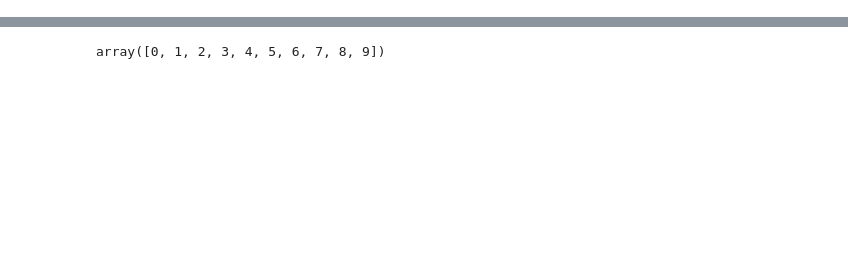
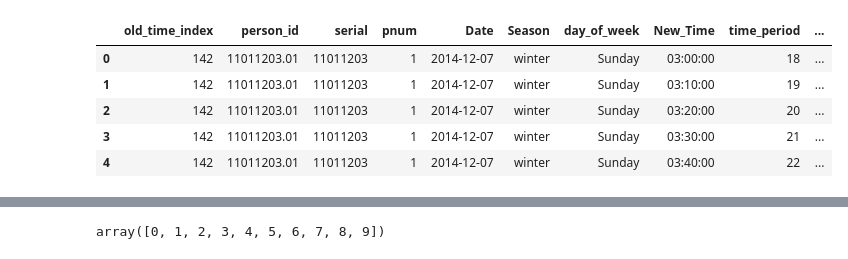
Before and after one commit to arita89/02443-SimSolarEnergy, a Jupyter notebook: code/From_dataframes_to_TransitionMatrix.ipynb, the cells around one changed output, grey strips where cells are left out. Cells and saved outputs as stored; diff of their text form; code cells hidden in the pictures; blank space fills up the shorter version.

```diff
--- a/code/From_dataframes_to_TransitionMatrix.ipynb
+++ b/code/From_dataframes_to_TransitionMatrix.ipynb
@@ -339,0 +184,10 @@ unique_act =np.unique(simplified_all_act)
+# %%
+# Load data
+#df_senior = loadCSV('20-06-2020_21-18-24_df_senior.csv')
+
+df_child = loadCSV('21-06-2020_11-14-42_df_child.csv')
+df_adult1 = loadCSV('21-06-2020_11-14-42_df_adult1.csv')
+df_adult2 = loadCSV('21-06-2020_11-14-42_df_adult2.csv')
+df_adult3 = loadCSV('21-06-2020_11-14-42_df_adult3.csv')
+df_adult4 = loadCSV('21-06-2020_11-14-42_df_adult4.csv')
+df_senior = loadCSV('21-06-2020_11-14-42_df_senior.csv')
@@ -339,0 +289,19 @@ unique_act =np.unique(simplified_all_act)
+# %%
+# drop columns that are not useful
+#df_senior = df_senior.drop(columns=['Time','eptime'])
+
+df_child = df_child.drop(columns=['Time','eptime'])
+df_adult1 = df_adult1.drop(columns=['Time','eptime'])
+df_adult2 = df_adult2.drop(columns=['Time','eptime'])
+df_adult3 = df_adult3.drop(columns=['Time','eptime'])
+df_adult4 = df_adult4.drop(columns=['Time','eptime'])
+df_senior = df_senior.drop(columns=['Time','eptime'])
+
+df_senior.head()
+# %% [output]
+|  | old_time_index | person_id | serial | pnum | Date | Season | day_of_week | New_Time | time_period | ... |
+| 0 | 142 | 11011203.01 | 11011203 | 1 | 2014-12-07 | winter | Sunday | 03:00:00 | 18 | ... |
+| 1 | 142 | 11011203.01 | 11011203 | 1 | 2014-12-07 | winter | Sunday | 03:10:00 | 19 | ... |
+| 2 | 142 | 11011203.01 | 11011203 | 1 | 2014-12-07 | winter | Sunday | 03:20:00 | 20 | ... |
+| 3 | 142 | 11011203.01 | 11011203 | 1 | 2014-12-07 | winter | Sunday | 03:30:00 | 21 | ... |
+| 4 | 142 | 11011203.01 | 11011203 | 1 | 2014-12-07 | winter | Sunday | 03:40:00 | 22 | ... |
```
Also changed, not shown: parts of 35 cells of this notebook.
